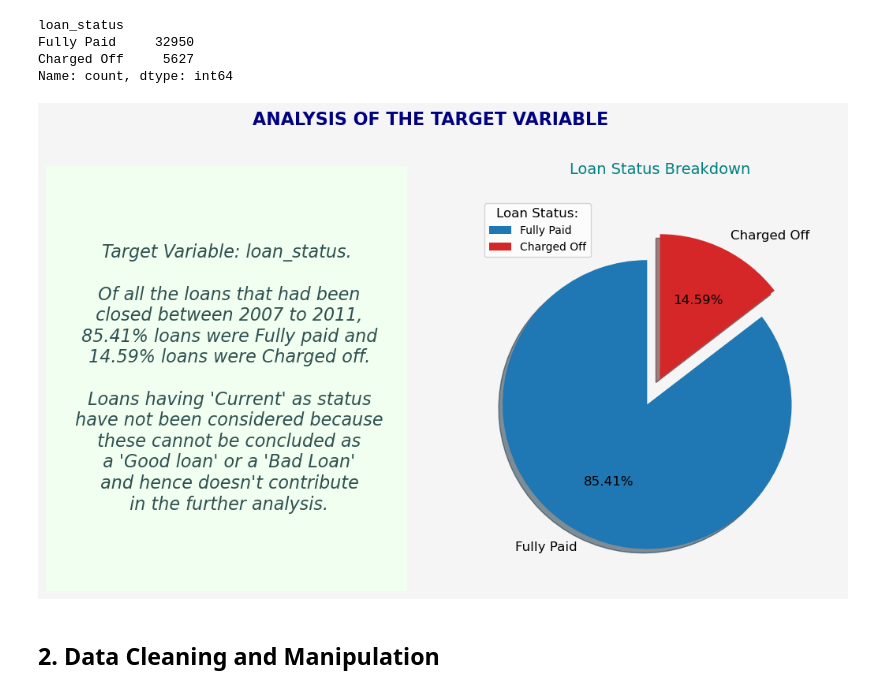
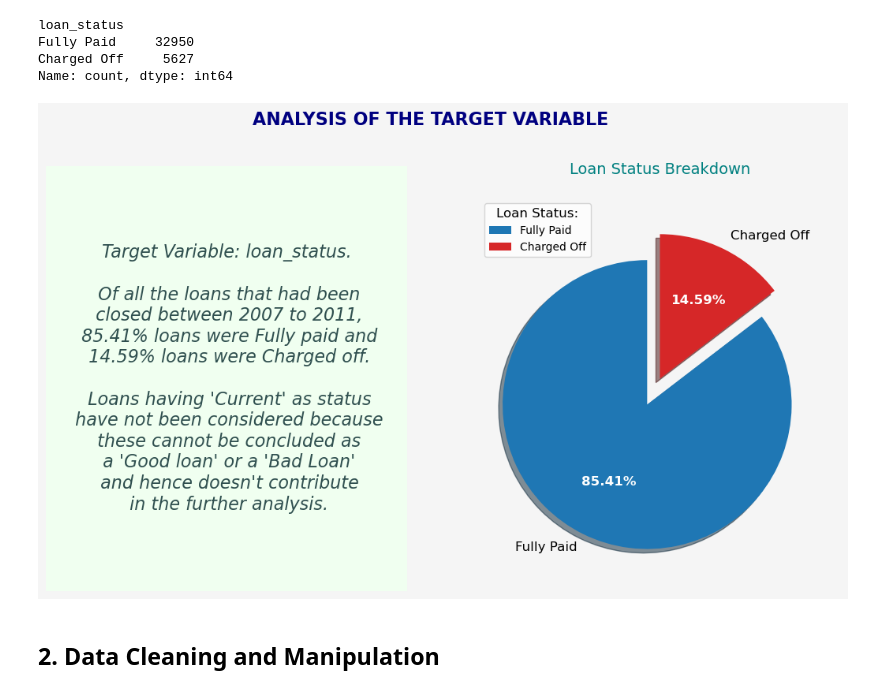
Before and after one commit to svenkatlata/Lending_Club_Case_Study, a Jupyter notebook: Lending_Club_Case_Study_EDA.ipynb, the cells around one changed output. Drawn from its saved outputs; the diff is of its cells as text; code cells hidden in the pictures.

```diff
--- a/Lending_Club_Case_Study_EDA.ipynb
+++ b/Lending_Club_Case_Study_EDA.ipynb
@@ -239,33 +265,34 @@ Name: count, dtype: int64
 # %%
 # Creating subplots
 fig, (ax1, ax2) = plt.subplots(1, 2, figsize = (13, 7))
 
 # Formatting Figure
 fig.suptitle('ANALYSIS OF THE TARGET VARIABLE\n', fontsize=16, fontweight='bold', color='navy')
 fig.patch.set_facecolor('whitesmoke')  # Background color for the figure
 
 # Inference Text
 paid, defaulted = round((target/target.sum()*100), 2)
 inference = f'Target Variable: loan_status.\n\n \
 Of all the loans that had been\n closed between 2007 to 2011,\n \
 {paid}% loans were Fully paid and\n {defaulted}% loans were Charged off.\n\n \
 Loans having \'Current\' as status\n have not been considered because\n these cannot be concluded as\n \
 a \'Good loan\' or a \'Bad Loan\'\n and hence doesn\'t contribute\n in the further analysis.'
 ax1.text(0.5, 0.5, inference, ha='center', va='center', fontsize=16, fontstyle='italic', color='darkslategray')
 ax1.axis('off')
 ax1.add_patch(plt.Rectangle((0, 0), 1, 1, color='honeydew', transform=ax1.transAxes, zorder=-1))
 
 # Plotting Graph
 pie_labels = target.index
 pie_colors = ['tab:blue', 'tab:red']
-ax2.pie(target.values, explode=[0.2,0], labels=pie_labels, colors=pie_colors, autopct='%.2f%%', startangle=90, shadow = True, textprops={'fontsize': 12})
+wedges, texts, autotexts = ax2.pie(target.values, explode=[0.2,0], labels=pie_labels, colors=pie_colors, autopct='%.2f%%', startangle=90, shadow = True, textprops={'fontsize': 12})
+plt.setp(autotexts, color='white', weight="bold")
 
 ax2.set_title('Loan Status Breakdown\n', fontsize=14, color='teal')
 ax2.legend(title = 'Loan Status:', fontsize=10, title_fontsize=12, loc='upper left')
 
 plt.show()
 # %% [output]
-[figure, old version]
+[figure, new version]
 # %% [markdown]
 ## <a id = 'data-cleaning-and-manipulation'>2. Data Cleaning and Manipulation</a>
 # %% [markdown]
```
Also changed, not shown: parts of 74 cells of this notebook.
